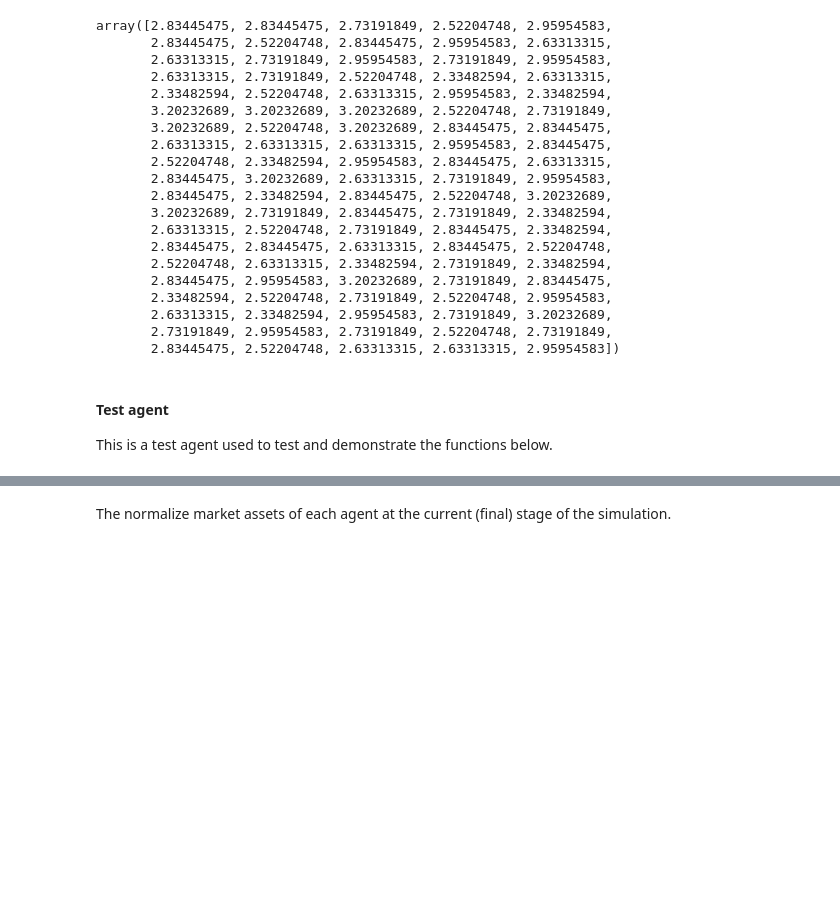
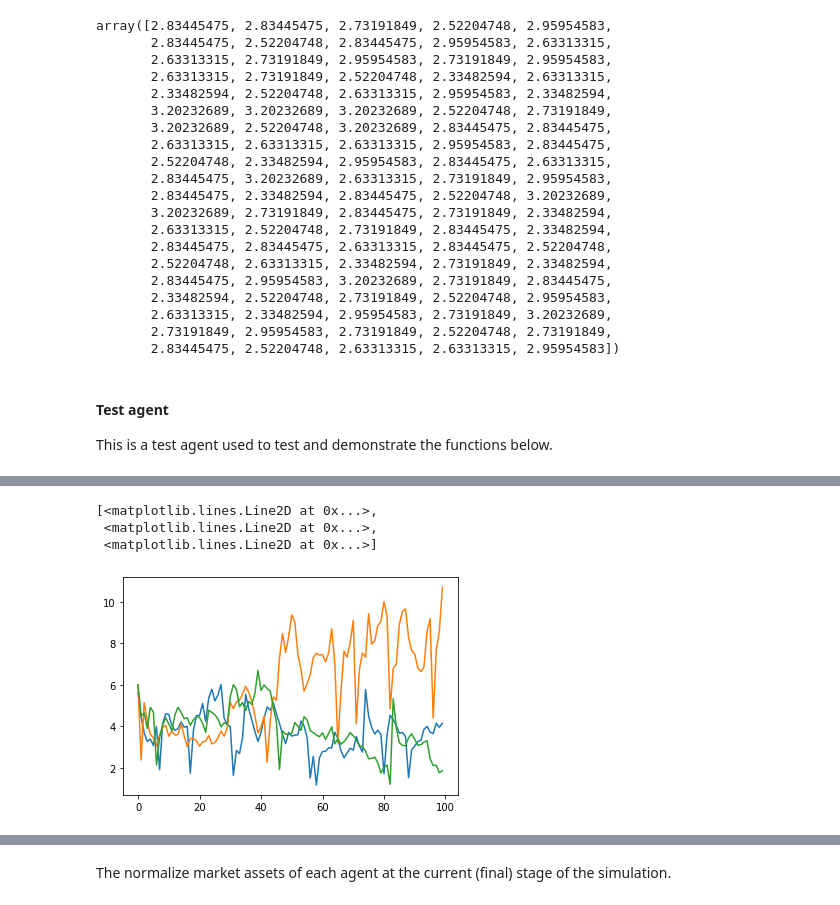
Before and after one commit to sbenthall/SHARKFin, a Jupyter notebook: HARK/Macro-Micro Foundations Demo Code.ipynb, the cells around one changed output, grey strips where cells are left out. Cells and saved outputs as stored; diff of their text form; code cells hidden in the pictures; blank space fills up the shorter version.

```diff
--- a/HARK/Macro-Micro Foundations Demo Code.ipynb
+++ b/HARK/Macro-Micro Foundations Demo Code.ipynb
@@ -96,6 +96,6 @@ agent = cpm.PortfolioConsumerType(
 )
 agent.solve()
 agent.T_sim = 100
-agent.track_vars += ['pLvlNow','mNrmNow','ShareNow','RiskyNow']
-agent.initializeSim()
+agent.track_vars += ['pLvl','mNrm','Share','Risky']
+agent.initialize_sim()
 agent.simulate()
@@ -102,5 +120,10 @@ agent.simulate()
 # %%
 ### This is not working for some reason!
 
-plt.plot(agent.history['mNrmNow'] * agent.history['pLvlNow'])
+plt.plot(agent.history['mNrm'] * agent.history['pLvl'])
+# %% [output]
+[<matplotlib.lines.Line2D at 0x...>,
+ <matplotlib.lines.Line2D at 0x...>,
+ <matplotlib.lines.Line2D at 0x...>]
+[figure, added]
 # %%
```
Also changed, not shown: parts of 33 cells of this notebook, 1 other file.
